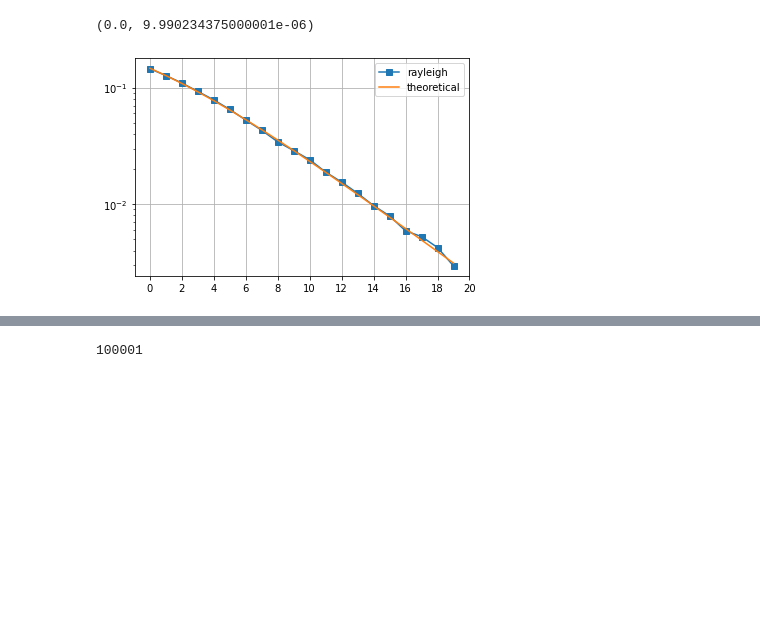
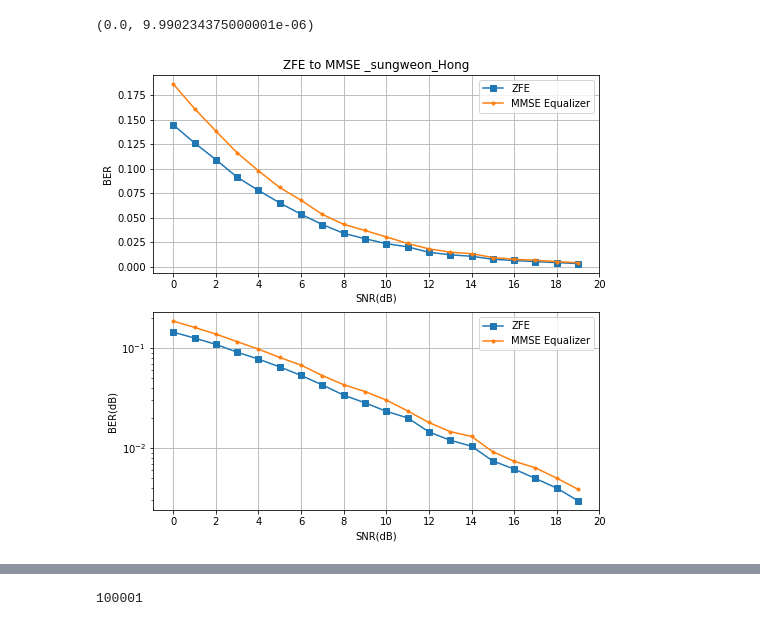
Before and after one commit to IISL-HYU/comm, a Jupyter notebook: practice.ipynb, the cells around one changed output, grey strips where cells are left out. Saved outputs shown, nothing was run; the diff lists cells and outputs as text; code cells hidden in the pictures; blank space fills up the shorter version.

Commit message:
add equalization in practice

```diff
--- a/practice.ipynb
+++ b/practice.ipynb
@@ -63,36 +81,52 @@ delay_profile = {"power": [0.6, 0.4],
 # %%
 N = 10**5
 
 ip = np.random.randint(0, 2, N)
 s = 2 * ip - 1 # BPSK modulation
 
 snr_db = np.arange(0, 20)
-simBER = []
+simBER_zf = []
+simBER_mmse = []
 for snr in snr_db:
     n = 1/np.sqrt(2) * (np.random.normal(0, 1, N) + 1j*np.random.normal(0, 1, N))
     h = 1/np.sqrt(2) * (np.random.normal(0, 1, N) + 1j*np.random.normal(0, 1, N))
 
     # channel and noise addition
     y = h * s + 10**(-snr/20)*n
 
-    # Equalization
-    yHat = y / h
+    # zero forcing Equalization
+    yHat_zf = y / h
+    yHat_mmse = y / (h + .5 * 10 ** (-snr/20))
 
-    ipHat = [int(np.real(x)>0) for x in yHat]
+    ipHat_zf = [int(np.real(x)>0) for x in yHat_zf]
+    ipHat_mmse = [int(np.real(x)>0) for x in yHat_mmse]
 
-    simBER.append(np.sum(ip!=ipHat))
+    simBER_zf.append(np.sum(ip!=ipHat_zf))
+    simBER_mmse.append(np.sum(ip!=ipHat_mmse))
 
-simBER = np.array(simBER) / N
+simBER_zf = np.array(simBER_zf) / N
+simBER_mmse = np.array(simBER_mmse) / N
 
 snr = 10 ** (snr_db/10)
-theoryBER = 0.5 * (1 - np.sqrt(snr/(snr+1)))
 
-plt.figure()
-plt.semilogy(simBER, 's-', label='rayleigh')
-plt.semilogy(theoryBER, label='theoretical')
+plt.figure(figsize=(8, 8))
+plt.subplot(2, 1, 1)
+plt.title("ZFE to MMSE _sungweon_Hong")
+plt.plot(simBER_zf, 's-', label='ZFE')
+plt.plot(simBER_mmse, '.-', label='MMSE Equalizer')
 plt.legend()
+plt.xlabel("SNR(dB)")
+plt.ylabel("BER")
 plt.xticks(range(0, 22, 2))
 plt.grid()
+plt.subplot(2, 1, 2)
+plt.semilogy(simBER_zf, 's-', label='ZFE')
+plt.semilogy(simBER_mmse, '.-', label="MMSE Equalizer")
+plt.xticks(range(0, 22, 2))
+plt.xlabel("SNR(dB)")
+plt.ylabel("BER(dB)")
+plt.legend()
+plt.grid()
 plt.show()
 # %% [output]
-[figure, old version]
+[figure, new version]
```
Also changed, not shown: parts of 4 cells of this notebook, 1 other file.
